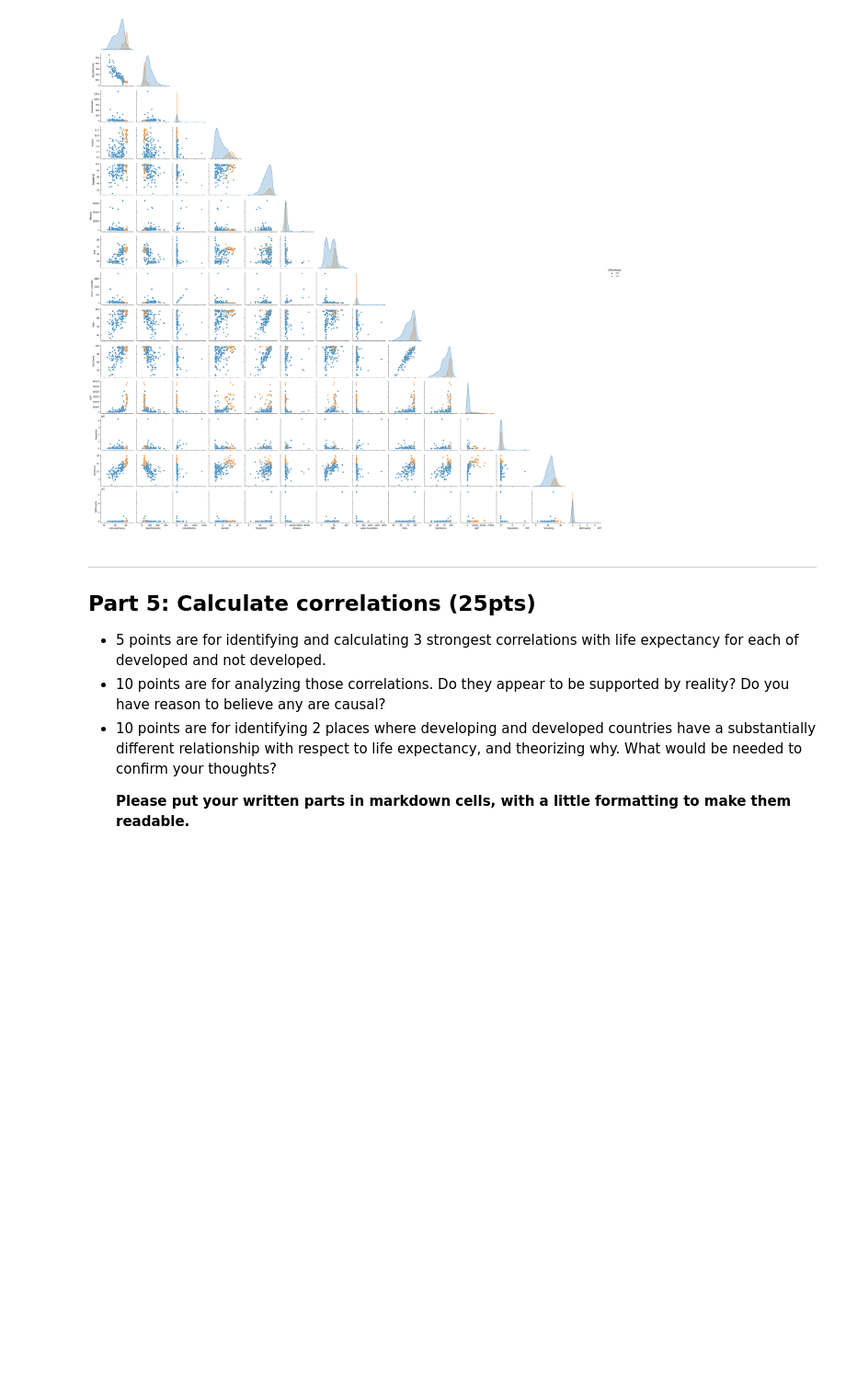
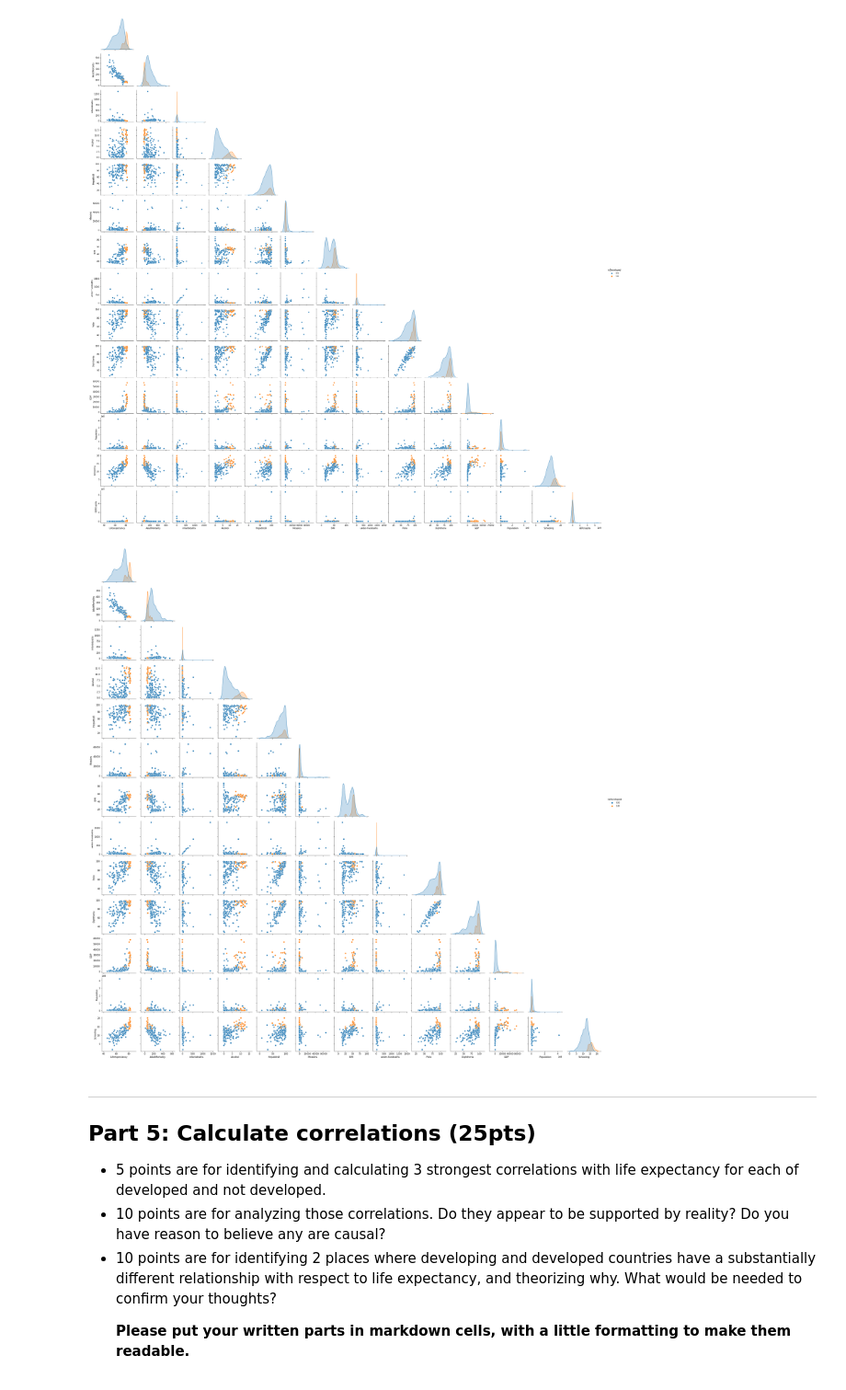
Before and after one commit to JohnHare7/3450_Asn2_Students, a Jupyter notebook: asn2Workbook.ipynb, the cells around one changed output. Shown at 92% size. Cells and saved outputs as stored; diff of their text form; code cells hidden in the pictures; blank space fills up the shorter version.

```diff
--- a/asn2Workbook.ipynb
+++ b/asn2Workbook.ipynb
@@ -222,0 +240,10 @@ I would say this distribution would be considered accurate.
+# %%
+dfLE_new = dfLE.drop(columns={'Country'})
+
+z_scores = ss.zscore(dfLE_new)
+
+abs_z_scores = np.abs(z_scores)
+filtered_entries = (abs_z_scores < 3)
+dfLE_new = dfLE_new[filtered_entries]
+
+dfLE_new.describe(include='all')
@@ -226,6 +263,12 @@ sns.pairplot(dfLE, dropna=True, kind="scatter", hue= 'isDeveloped', corner = Tru
 plt.show()
 # %% [output]
 [figure]
+# %%
+#Visualize filtered correlations.
+sns.pairplot(dfLE_new, dropna=True, kind="scatter", hue= 'isDeveloped', corner = True)
+plt.show()
+# %% [output]
+[figure, added]
 # %% [markdown]
 <hr>
 <h2>Part 5: Calculate correlations (25pts)</h2>
```
Also changed, not shown: parts of 6 cells of this notebook.
